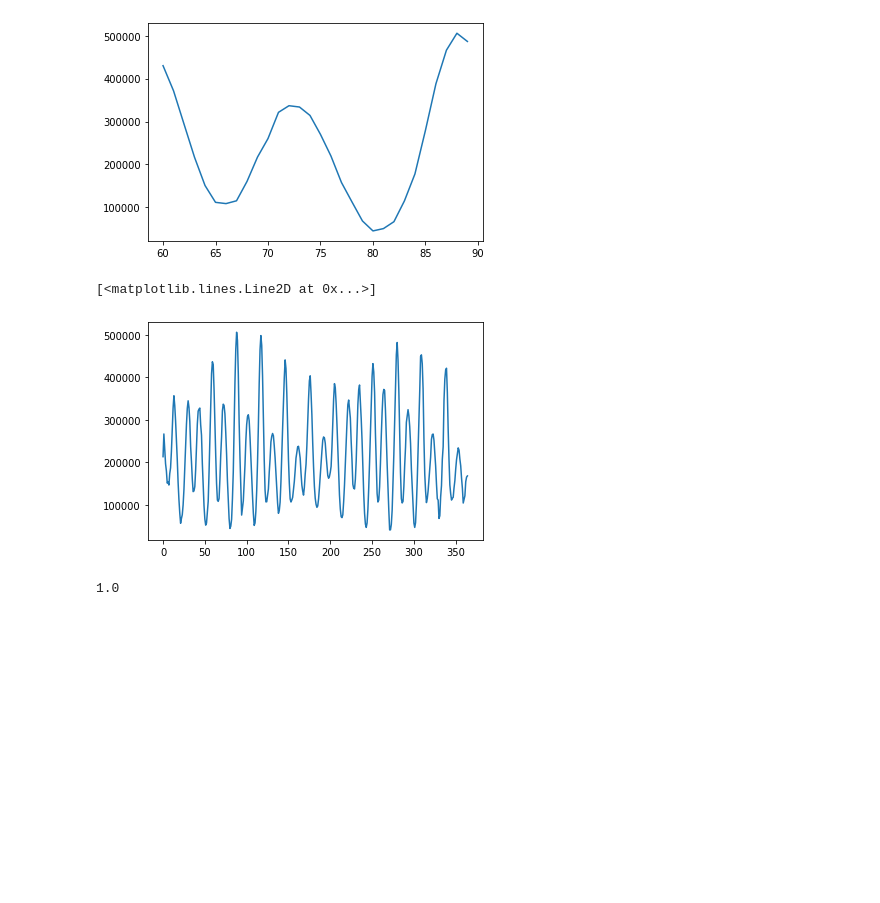
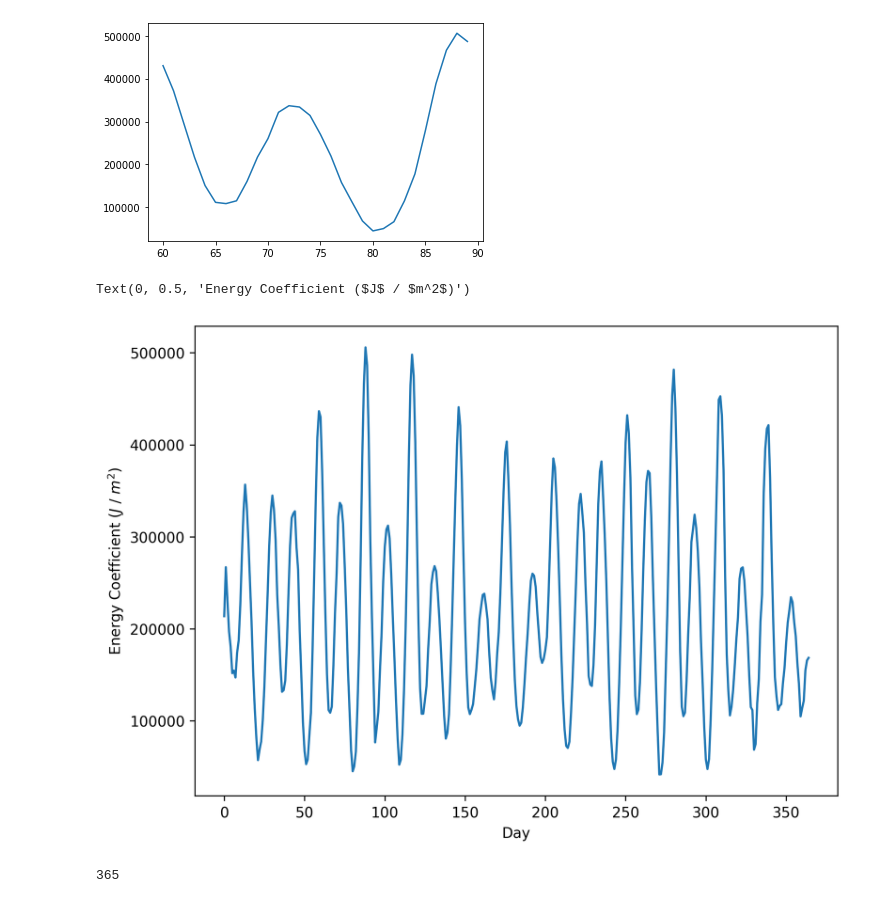
Before and after one commit to DE0CH/GDP-Data, a Jupyter notebook: processor.ipynb, the cells around one changed output. Saved outputs shown, nothing was run; the diff lists cells and outputs as text; code cells hidden in the pictures; blank space fills up the shorter version.

```diff
--- a/processor.ipynb
+++ b/processor.ipynb
@@ -136,11 +127,14 @@ plt.plot(np.arange(60, 90), coefficients[60:90])
 [<matplotlib.lines.Line2D at 0x...>]
 [figure]
 # %%
+plt.figure(figsize=(8, 6), dpi=300)
 plt.plot(np.arange(0, 365), coefficients)
+plt.xlabel("Day")
+plt.ylabel("Energy Coefficient ($J$ / $m^2$)")
 # %% [output]
-[<matplotlib.lines.Line2D at 0x...>]
+Text(0, 0.5, 'Energy Coefficient ($J$ / $m^2$)')
-[figure, old version]
+[figure, new version]
 # %%
-sin(pi/2)
+len(coefficients)
 # %% [output]
-1.0
+365
```
Also changed, not shown: parts of 3 cells of this notebook.
